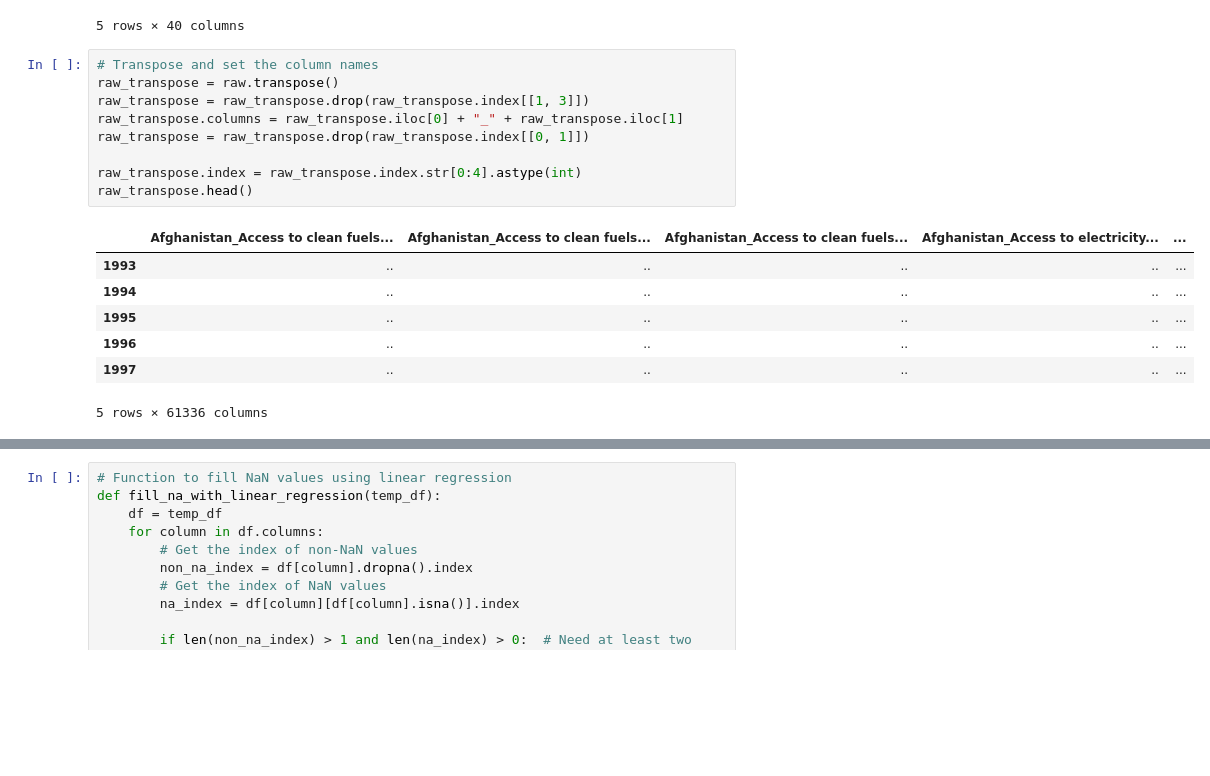
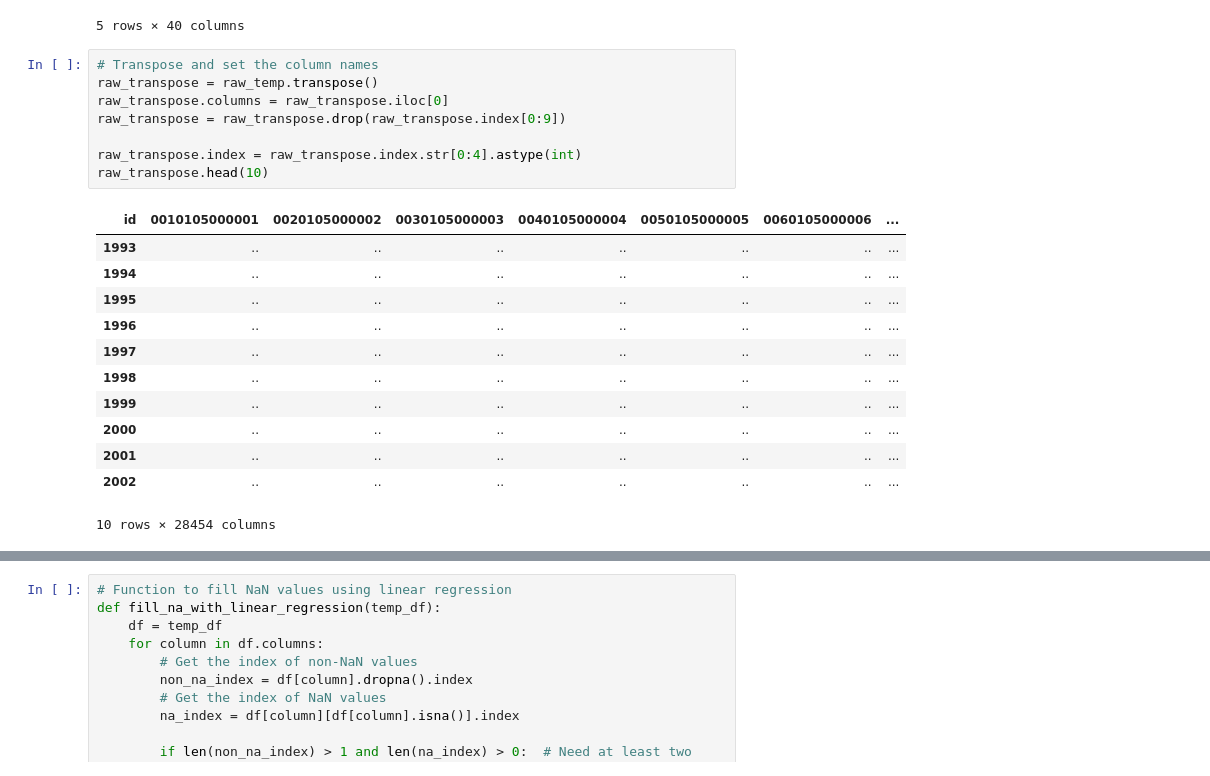
Before and after one commit to 21104988d/FYP, a Jupyter notebook: data_cleaning.ipynb, the cells around one changed output, grey strips where cells are left out. Saved outputs shown, nothing was run; the diff lists cells and outputs as text; blank space fills up the shorter version.

Commit message:
update cleaning data

```diff
--- a/data_cleaning.ipynb
+++ b/data_cleaning.ipynb
@@ -172,18 +172,22 @@ raw_temp.head()
 5 rows × 40 columns
 # %%
 # Transpose and set the column names
-raw_transpose = raw.transpose()
-raw_transpose = raw_transpose.drop(raw_transpose.index[[1, 3]])
-raw_transpose.columns = raw_transpose.iloc[0] + "_" + raw_transpose.iloc[1]
-raw_transpose = raw_transpose.drop(raw_transpose.index[[0, 1]])
+raw_transpose = raw_temp.transpose()
+raw_transpose.columns = raw_transpose.iloc[0]
+raw_transpose = raw_transpose.drop(raw_transpose.index[0:9])
 
 raw_transpose.index = raw_transpose.index.str[0:4].astype(int)
-raw_transpose.head()
+raw_transpose.head(10)
 # %% [output]
-|  | Afghanistan_Access to clean fuels... | Afghanistan_Access to clean fuels... | Afghanistan_Access to clean fuels... | Afghanistan_Access to electricity... | ... |
-| 1993 | .. | .. | .. | .. | ... |
-| 1994 | .. | .. | .. | .. | ... |
-| 1995 | .. | .. | .. | .. | ... |
-| 1996 | .. | .. | .. | .. | ... |
-| 1997 | .. | .. | .. | .. | ... |
+| id | 0010105000001 | 0020105000002 | 0030105000003 | 0040105000004 | 0050105000005 | 0060105000006 | ... |
+| 1993 | .. | .. | .. | .. | .. | .. | ... |
+| 1994 | .. | .. | .. | .. | .. | .. | ... |
+| 1995 | .. | .. | .. | .. | .. | .. | ... |
+| 1996 | .. | .. | .. | .. | .. | .. | ... |
+| 1997 | .. | .. | .. | .. | .. | .. | ... |
+| 1998 | .. | .. | .. | .. | .. | .. | ... |
+| 1999 | .. | .. | .. | .. | .. | .. | ... |
+| 2000 | .. | .. | .. | .. | .. | .. | ... |
+| 2001 | .. | .. | .. | .. | .. | .. | ... |
+| 2002 | .. | .. | .. | .. | .. | .. | ... |
-5 rows × 61336 columns
+10 rows × 28454 columns
```
Also changed, not shown: parts of 10 cells of this notebook, 5 other files.
